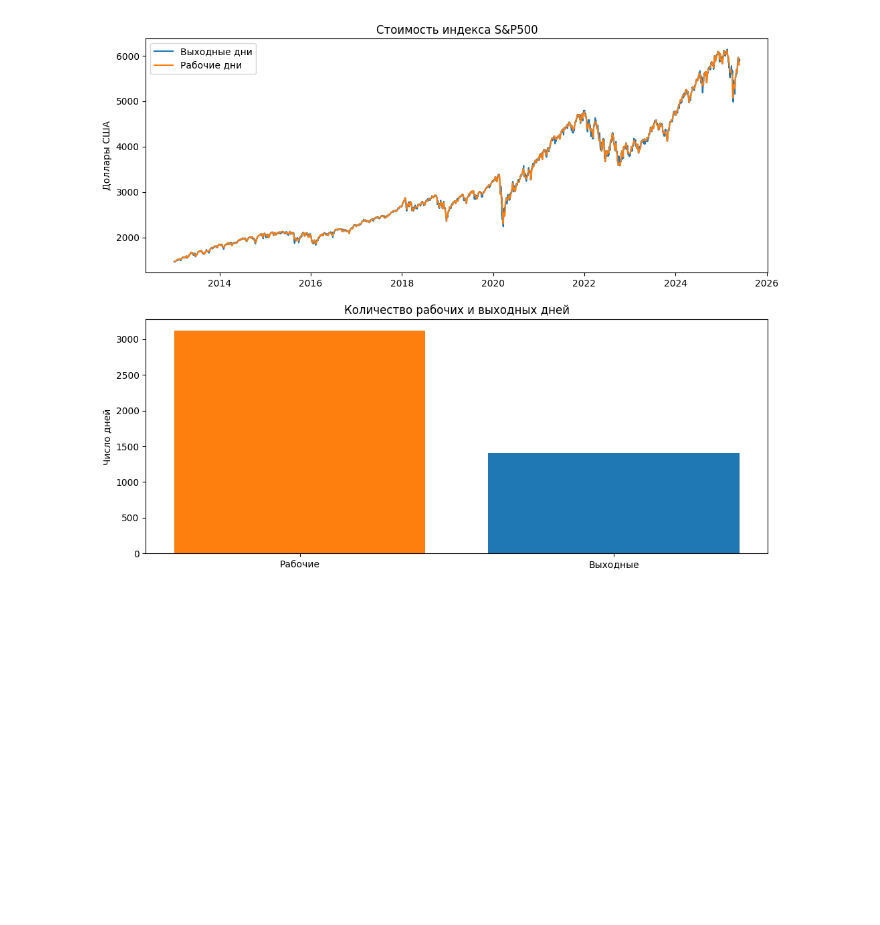
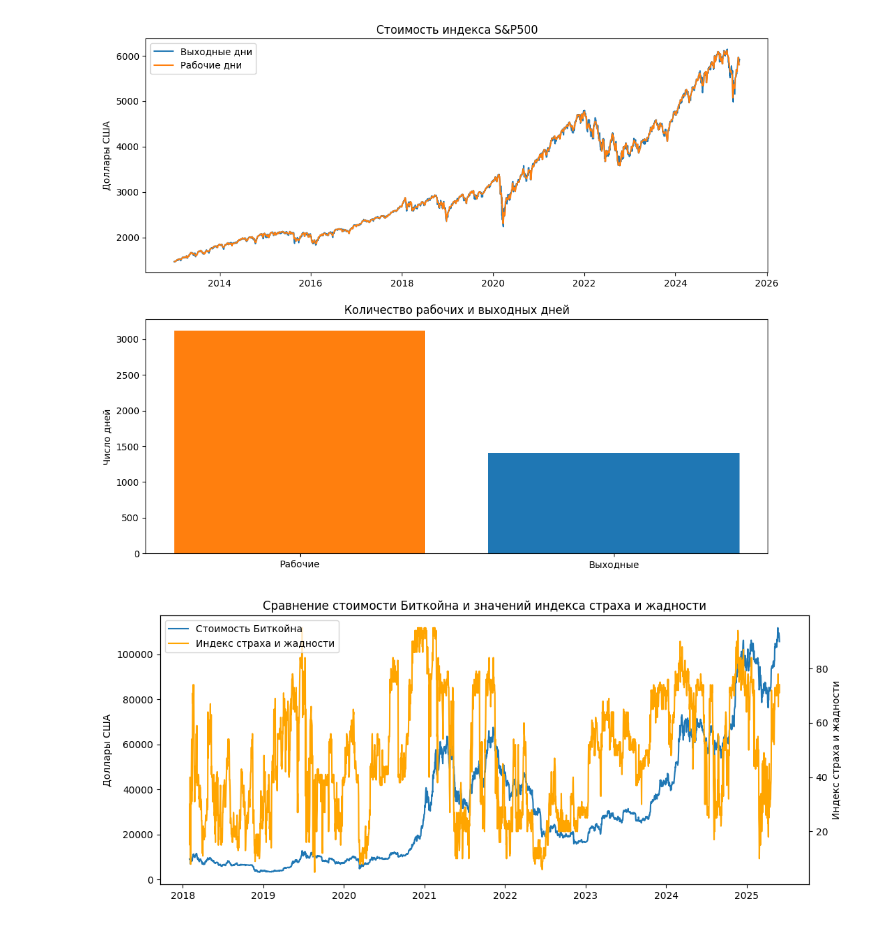
Before and after one commit to Sheisuka/BTC-Analytics, a Jupyter notebook: notebooks/01_EDA.ipynb, the cells around one changed output. Cells and saved outputs as stored; diff of their text form; code cells hidden in the pictures; blank space fills up the shorter version.

Commit message:
add stacked graphs

```diff
--- a/notebooks/01_EDA.ipynb
+++ b/notebooks/01_EDA.ipynb
@@ -141,3 +141,26 @@ axs[1].set_ylabel("Число дней")
 plt.show()
 # %% [output]
 [figure]
+# %%
+btc_filtered = btc.reindex(t_int)["close"]
+fng_filtered = fng.reindex(t_int)["value"]
+
+fig, ax1 = plt.subplots(figsize=(12, 5))
+ax1.plot(btc_filtered.index, btc_filtered, label='Стоимость Биткойна')
+ax1.set_ylabel('Доллары США')
+ax1.tick_params(axis='y')
+
+ax2 = ax1.twinx()
+ax2.plot(fng_filtered.index, fng_filtered, color='orange', label='Индекс страха и жадности')
+ax2.set_ylabel('Индекс страха и жадности')
+ax2.tick_params(axis='y')
+
+plt.title('Сравнение стоимости Биткойна и значений индекса страха и жадности')
+
+lines, labels = ax1.get_legend_handles_labels()
+lines2, labels2 = ax2.get_legend_handles_labels()
+ax2.legend(lines + lines2, labels + labels2, loc='upper left')
+
+plt.show()
+# %% [output]
+[figure, added]
```
Also changed, not shown: parts of 1 cell of this notebook.
